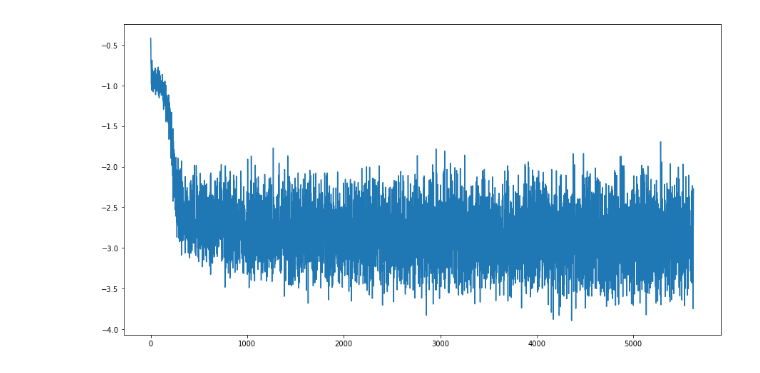
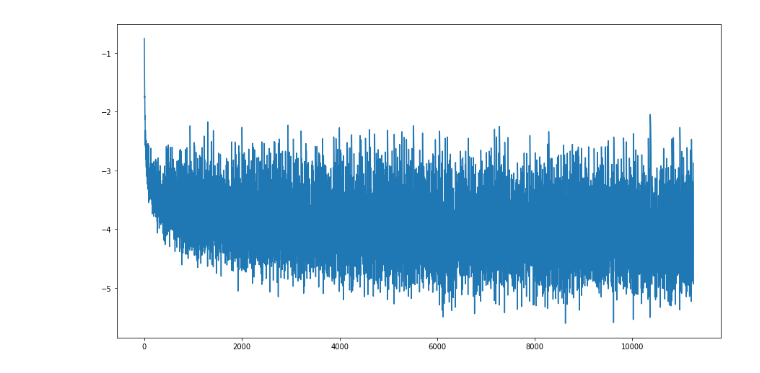
Before and after one commit to hyerania/Deep-Learning-Project, a Jupyter notebook: 1WayTrialRuns/1WayGAN_PreTraining_Loss.ipynb, the cells around one changed output. Saved outputs shown, nothing was run; the diff lists cells and outputs as text; code cells hidden in the pictures.

Commit message:
Testing Trial 11 with residual and weights

```diff
--- a/1WayTrialRuns/1WayGAN_PreTraining_Loss.ipynb
+++ b/1WayTrialRuns/1WayGAN_PreTraining_Loss.ipynb
@@ -2,33 +2,33 @@
 import matplotlib.pyplot as plt
 import numpy as np
 # %%
-F = open("./1Way-Trial3_NoPreload/log_PreTraining_LossList.txt")
+F = open("./1Way-Trial11_Residual_Weights/log_PreTraining_LossList.txt")
 lines = F.readlines()
 count = 0
 lossError = []
 for i in range(len(lines)):
     lossError.append(float(lines[i].strip()))
 #     print(lines[i])
 #     count+=1
 # print (lossError)
 # print(len(running_losslist))
 # axes = plt.gca()
 
 x_vals = np.arange(0, len(lines))
 fig, ax1 = plt.subplots(figsize=(15, 8))
 # plt.locator_params(axis='y', nbins=2)
 plt.plot(x_vals, lossError)
 # plt.yscale('log')
 # every_nth = 50
 # for n, label in enumerate(ax1.yaxis.get_ticklabels()):
 #     if n % every_nth != 0:
 #         label.set_visible(False)
 # ax1.locator_params(nbins=4, axis='y')
 
 # plt.xlabel("iteration")
 # plt.ylabel("error")
 # plt.savefig("gen1_pretrain")
 plt.show()
 # plt.savefig('PreTrainLoss')
 # %% [output]
-[figure, old version]
+[figure, new version]
```
